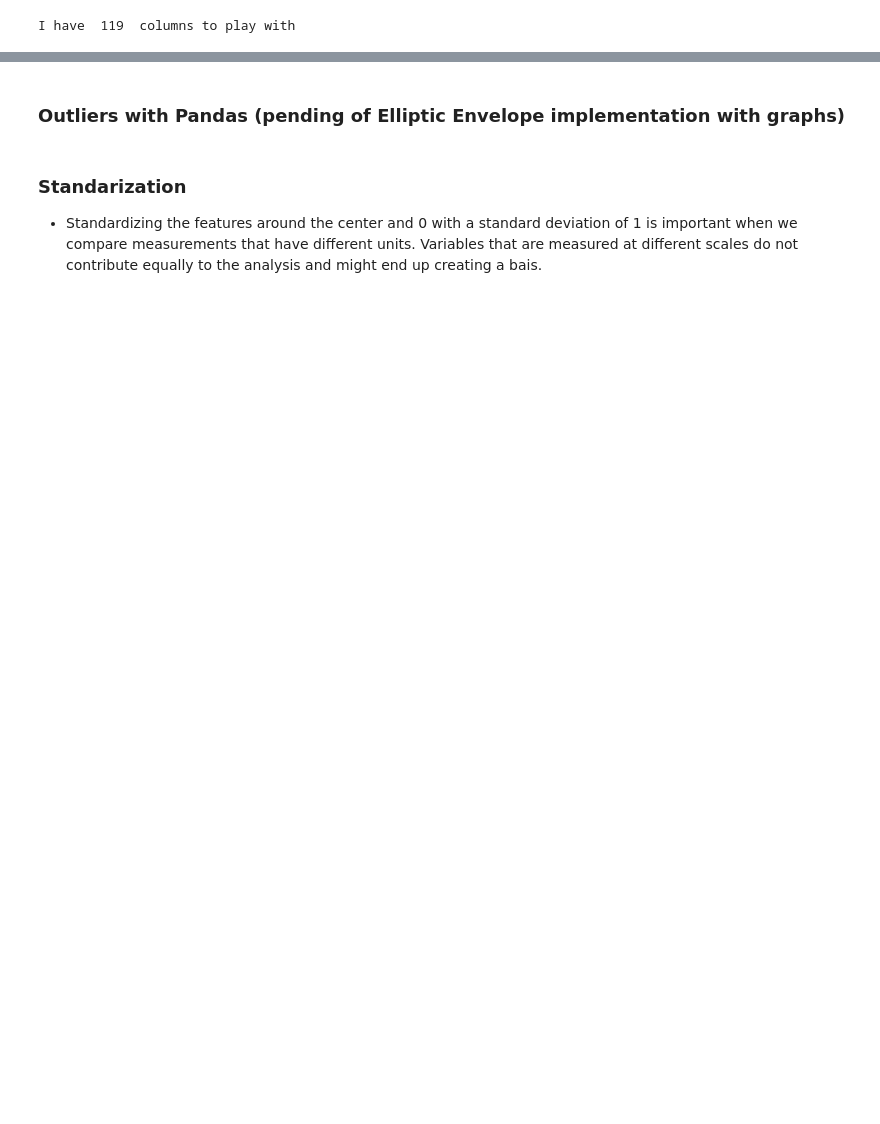
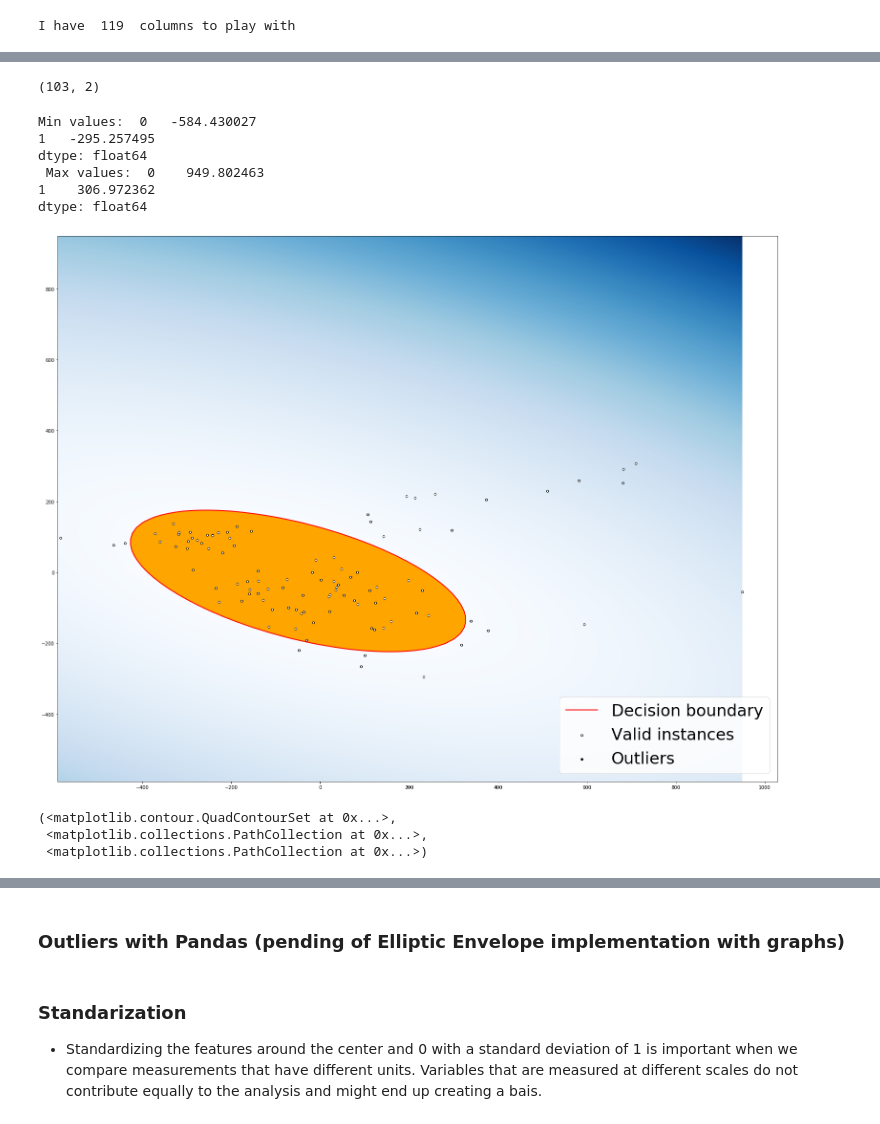
Before and after one commit to albertovpd/automated_ML_regression, a Jupyter notebook: testing.ipynb, the cells around one changed output, grey strips where cells are left out. Cells and saved outputs as stored; diff of their text form; code cells hidden in the pictures; blank space fills up the shorter version.

Commit message:
decision boundary & outliers

```diff
--- a/testing.ipynb
+++ b/testing.ipynb
@@ -560,0 +573,44 @@ df
+# %%
+def grafico_outliers(df, outlier_method, outliers_begin, threshold, xmin, xmax):
+    xx, yy = np.meshgrid(np.linspace(xmin, xmax, 100), np.linspace(xmin, xmax, 100))
+    Z = outlier_method.decision_function(np.c_[xx.ravel(), yy.ravel()])
+    Z = Z.reshape(xx.shape)
+    plt.figure(figsize=(27, 21))
+    plt.contourf(xx, yy, Z, levels=np.linspace(Z.min(), threshold, xmax), cmap=plt.cm.Blues_r)
+    a = plt.contour(xx, yy, Z, levels=[threshold], linewidths=2, colors='red')
+    plt.contourf(xx, yy, Z, levels=[threshold, Z.max()], colors='orange')
+    b = plt.scatter(df.iloc[:outliers_begin, 0], df.iloc[:outliers_begin, 1], c='white', s=20, edgecolor='k')
+    c = plt.scatter(df.iloc[outliers_begin:, 0], df.iloc[outliers_begin:, 1], c='black', s=20, edgecolor='k')
+    plt.axis('tight')
+    plt.legend(
+        [a.collections[0], b, c],
+        ['Decision boundary', 'Valid instances', 'Outliers'],
+        prop=matplotlib.font_manager.FontProperties(size=34),
+        loc='lower right')
+    plt.show()
+# %%
+df.drop(columns="date", inplace=True)
+# %%
+from sklearn import decomposition
+pca=decomposition.PCA()
+pca.n_components=2
+pca_data=pca.fit_transform(df)
+pca_data=pd.DataFrame(pca_data)
+pca_data.rename(columns={0:"a",1:"b"})
+pca_data.shape
+# %% [output]
+(103, 2)
+# %%
+print("Min values: ",pca_data.min(),"\n","Max values: ",pca_data.max())
+# %% [output]
+Min values:  0   -584.430027
+1   -295.257495
+dtype: float64
+ Max values:  0    949.802463
+1    306.972362
+dtype: float64
+# %%
+# Limpieza de datos: detección de outliers.
+outlier_method = EllipticEnvelope().fit(pca_data)
+scores_pred = outlier_method.decision_function(pca_data)
+threshold = stats.scoreatpercentile(scores_pred, 25)
@@ -560,0 +620,8 @@ df
+# %%
+# Dibujar gráfica de outliers.
+grafico_outliers(pca_data, outlier_method, 150, threshold, -590, 949)
+# %% [output]
+[figure, added]
+(<matplotlib.contour.QuadContourSet at 0x...>,
+ <matplotlib.collections.PathCollection at 0x...>,
+ <matplotlib.collections.PathCollection at 0x...>)
```
Also changed, not shown: parts of 30 cells of this notebook.
